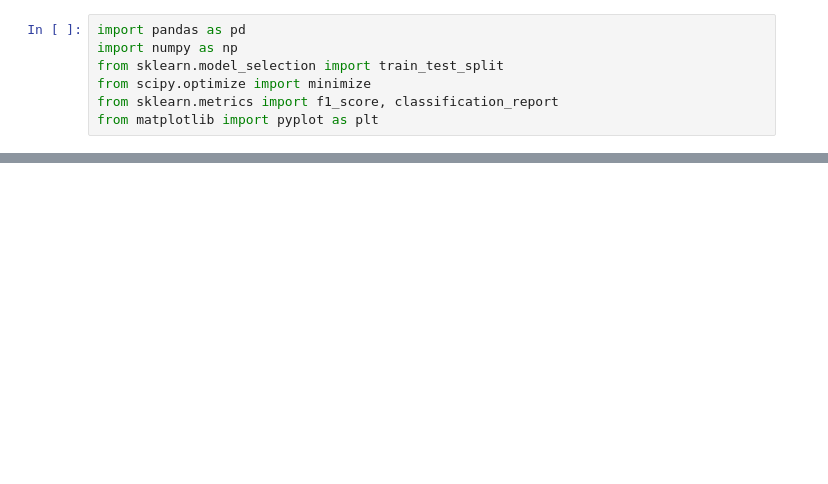
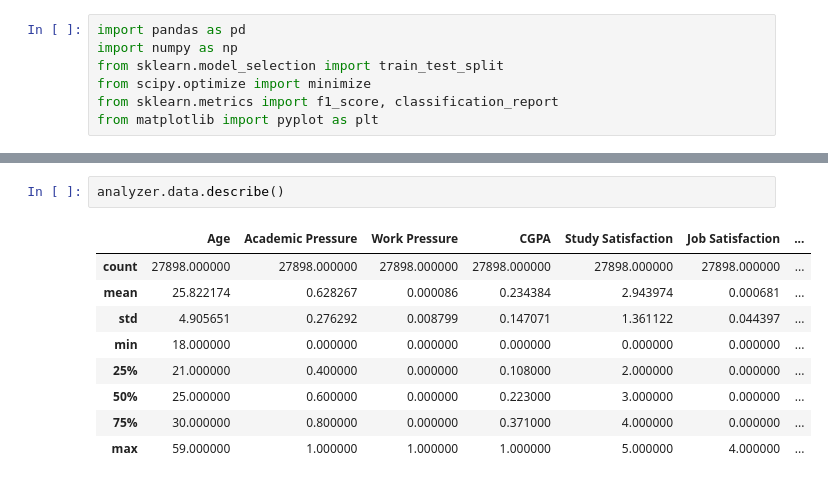
Before and after one commit to WhyNotKo/Decision_Theory, a Jupyter notebook: lab5.ipynb, the cells around one changed output, grey strips where cells are left out. Drawn from its saved outputs; the diff is of its cells as text; blank space fills up the shorter version.

```diff
--- a/lab5.ipynb
+++ b/lab5.ipynb
@@ -181 +277,13 @@ Name: count, dtype: int64
+# %%
+analyzer.data.describe()
+# %% [output]
+|  | Age | Academic Pressure | Work Pressure | CGPA | Study Satisfaction | Job Satisfaction | ... |
+| count | 27898.000000 | 27898.000000 | 27898.000000 | 27898.000000 | 27898.000000 | 27898.000000 | ... |
+| mean | 25.822174 | 0.628267 | 0.000086 | 0.234384 | 2.943974 | 0.000681 | ... |
+| std | 4.905651 | 0.276292 | 0.008799 | 0.147071 | 1.361122 | 0.044397 | ... |
+| min | 18.000000 | 0.000000 | 0.000000 | 0.000000 | 0.000000 | 0.000000 | ... |
+| 25% | 21.000000 | 0.400000 | 0.000000 | 0.108000 | 2.000000 | 0.000000 | ... |
+| 50% | 25.000000 | 0.600000 | 0.000000 | 0.223000 | 3.000000 | 0.000000 | ... |
+| 75% | 30.000000 | 0.800000 | 0.000000 | 0.371000 | 4.000000 | 0.000000 | ... |
+| max | 59.000000 | 1.000000 | 1.000000 | 1.000000 | 5.000000 | 4.000000 | ... |
 # %%
```
Also changed, not shown: parts of 21 cells of this notebook.
